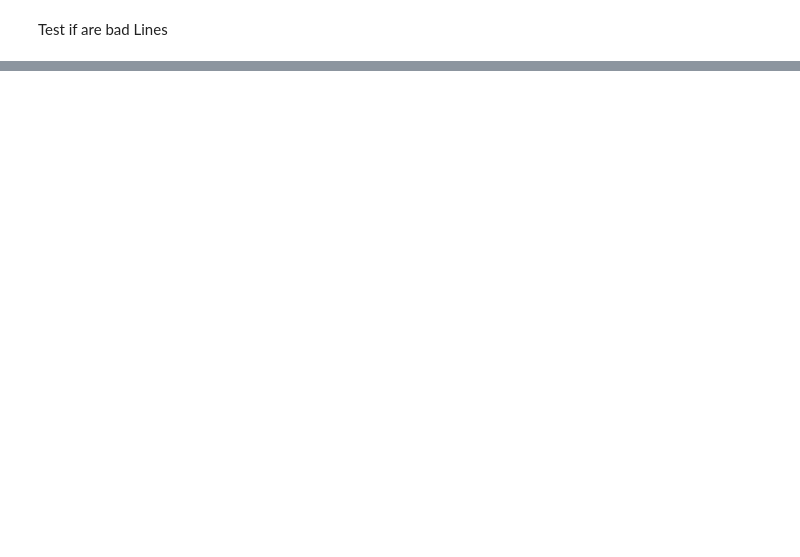
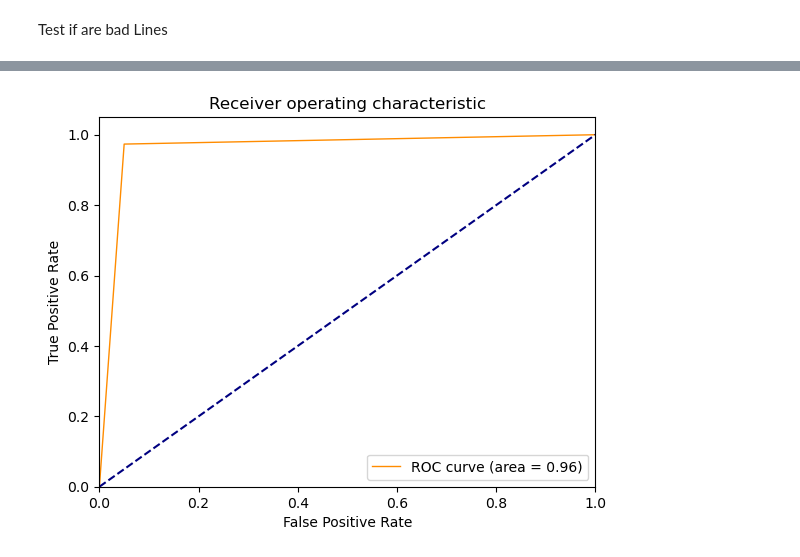
Before and after one commit to SteliosKarvanis/fraudulent-transactions_detection, a Jupyter notebook: readdata.ipynb, the cells around one changed output, grey strips where cells are left out. Cells and saved outputs as stored; diff of their text form; code cells hidden in the pictures; blank space fills up the shorter version.

```diff
--- a/readdata.ipynb
+++ b/readdata.ipynb
@@ -64,0 +131,7 @@ df
+# %%
+x_train, x_test, y_train, y_test = train_test_split(numeric_cat_data, labels, test_size=.25, random_state=42)
+dtrain = xgb.DMatrix(x_train, label=y_train)
+dtest = xgb.DMatrix(x_test, label=y_test)
+evals = [(dtest, 'test'), (dtrain, 'train')]
+# %%
+model = xgb.train(params, dtrain, params['num_rounds'], evals=evals)
@@ -64,0 +152,6 @@ df
+# %%
+threshold = .5
+true_labels = y_test.astype(int)
+# %%
+preds = model.predict(dtest)
+pred_labels = (preds > threshold).astype(int)
@@ -64,0 +196,16 @@ df
+# %%
+fpr, tpr, thresholds = roc_curve(true_labels, pred_labels)
+roc_auc = roc_auc_score(true_labels, pred_labels)
+
+plt.figure()
+plt.plot(fpr, tpr, color='darkorange', lw=1, label='ROC curve (area = %0.2f)' % roc_auc)
+plt.plot([0, 1], [0, 1], color='navy', linestyle='--')
+plt.xlim([0.0, 1.0])
+plt.ylim([0.0, 1.05])
+plt.xlabel('False Positive Rate')
+plt.ylabel('True Positive Rate')
+plt.title('Receiver operating characteristic')
+plt.legend(loc="lower right")
+plt.show()
+# %% [output]
+[figure, added]
```
Also changed, not shown: parts of 30 cells of this notebook, 1 other file.
